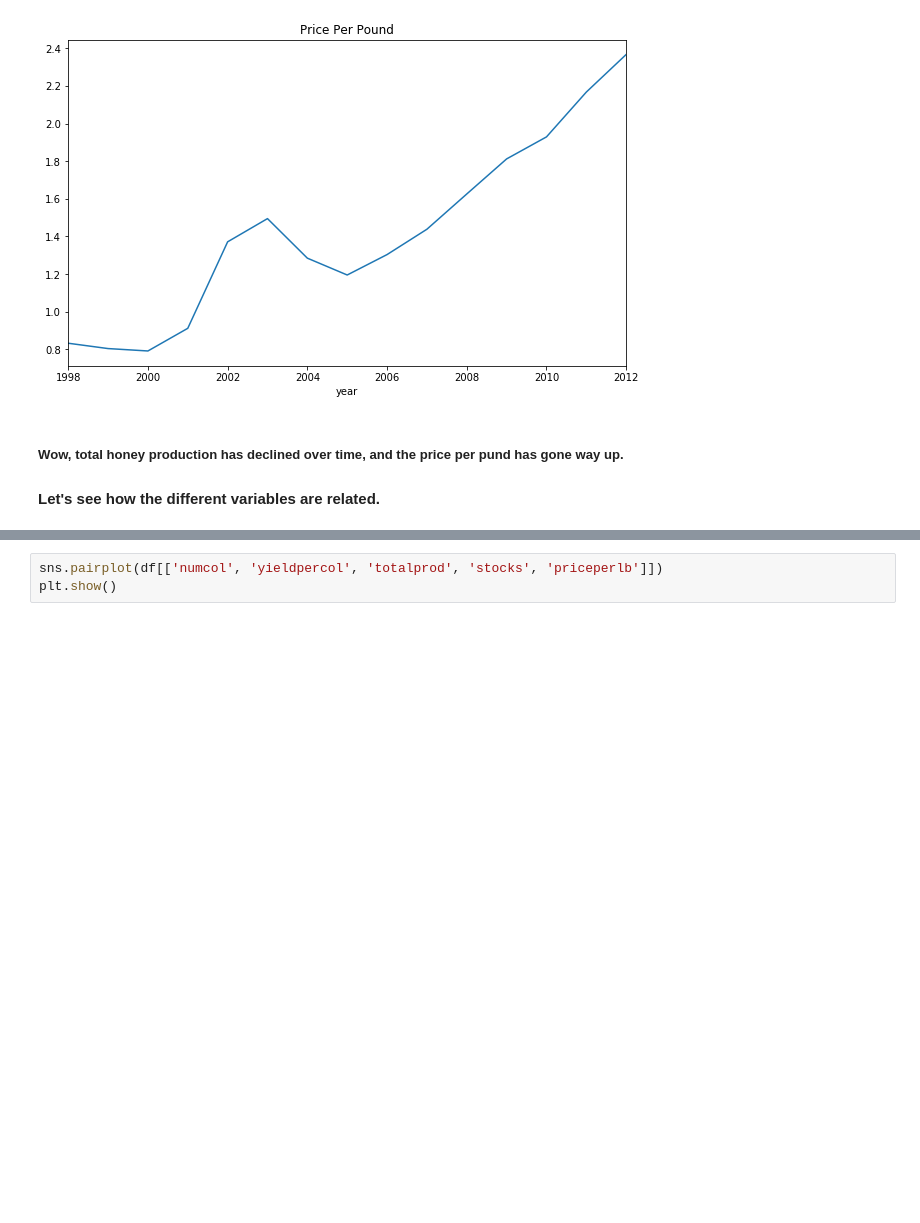
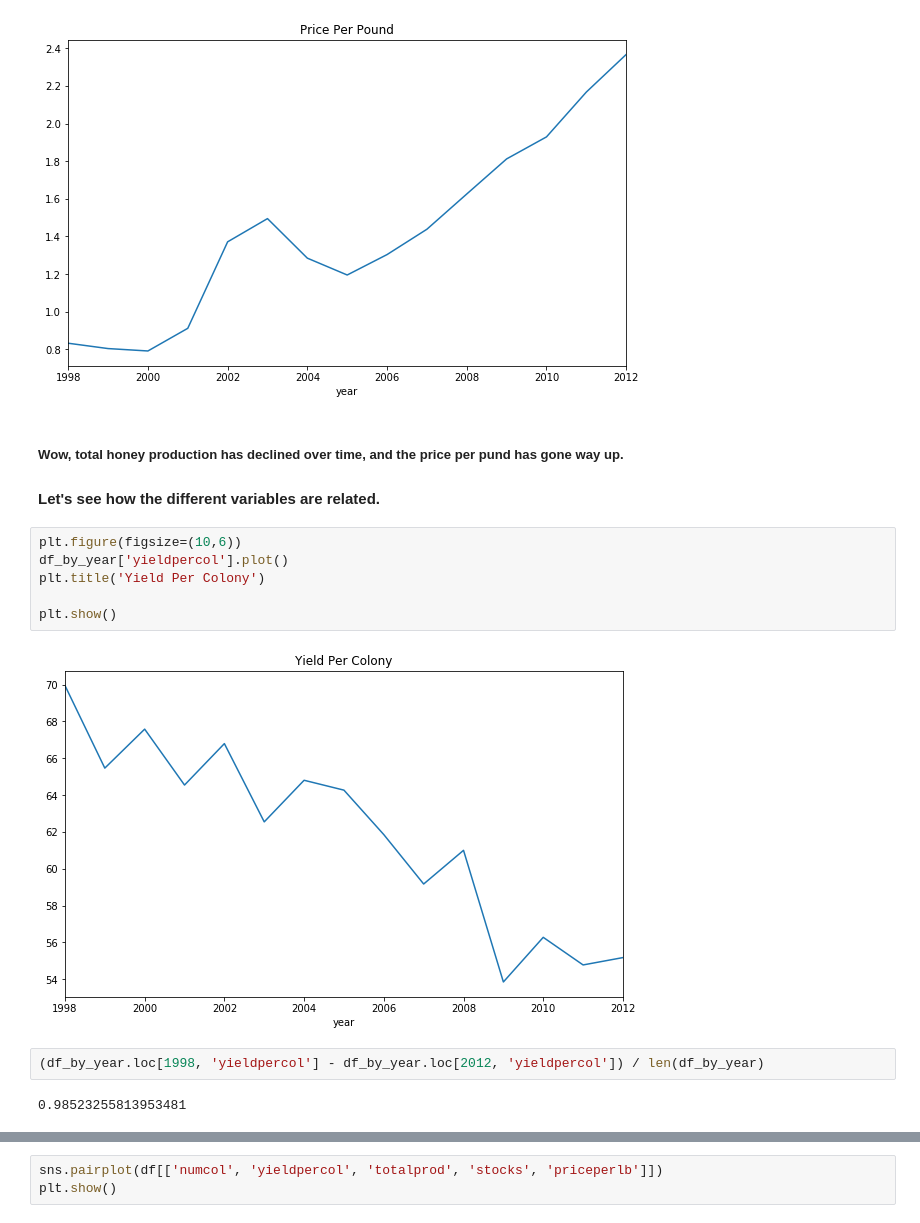
Before and after one commit to lilpricey/Thinkful, a Jupyter notebook: unit_1/unit_1_capstone_honey.ipynb, the cells around one changed output, grey strips where cells are left out. Saved outputs shown, nothing was run; the diff lists cells and outputs as text; blank space fills up the shorter version.

```diff
--- a/unit_1/unit_1_capstone_honey.ipynb
+++ b/unit_1/unit_1_capstone_honey.ipynb
@@ -131,3 +140,15 @@ plt.show()
 ##### Wow, total honey production has declined over time, and the price per pund has gone way up.
 
 #### Let's see how the different variables are related.
+# %%
+plt.figure(figsize=(10,6))
+df_by_year['yieldpercol'].plot()
+plt.title('Yield Per Colony')
+
+plt.show()
+# %% [output]
+[figure, added]
+# %%
+(df_by_year.loc[1998, 'yieldpercol'] - df_by_year.loc[2012, 'yieldpercol']) / len(df_by_year)
+# %% [output]
+0.98523255813953481
```
Also changed, not shown: parts of 7 cells of this notebook.
